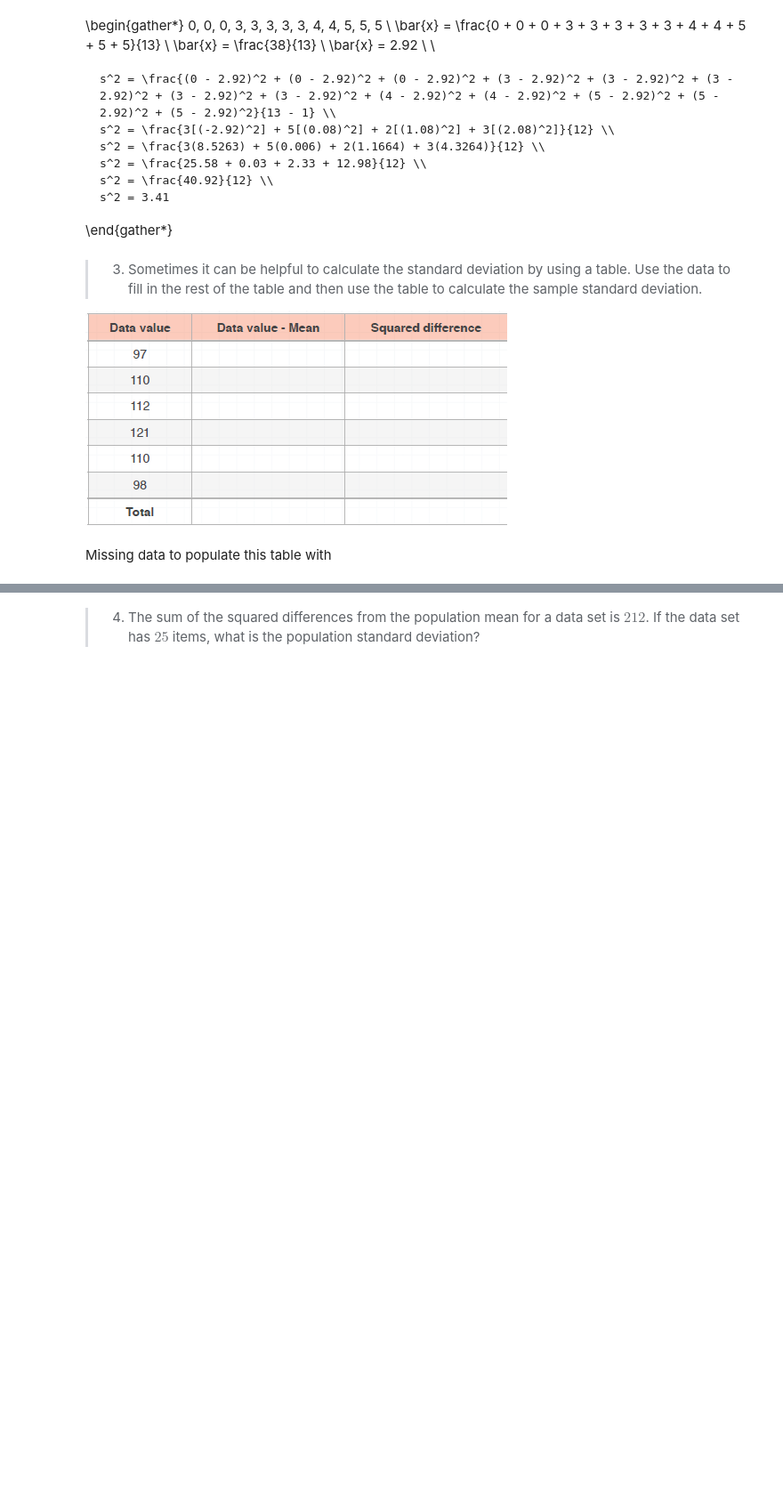
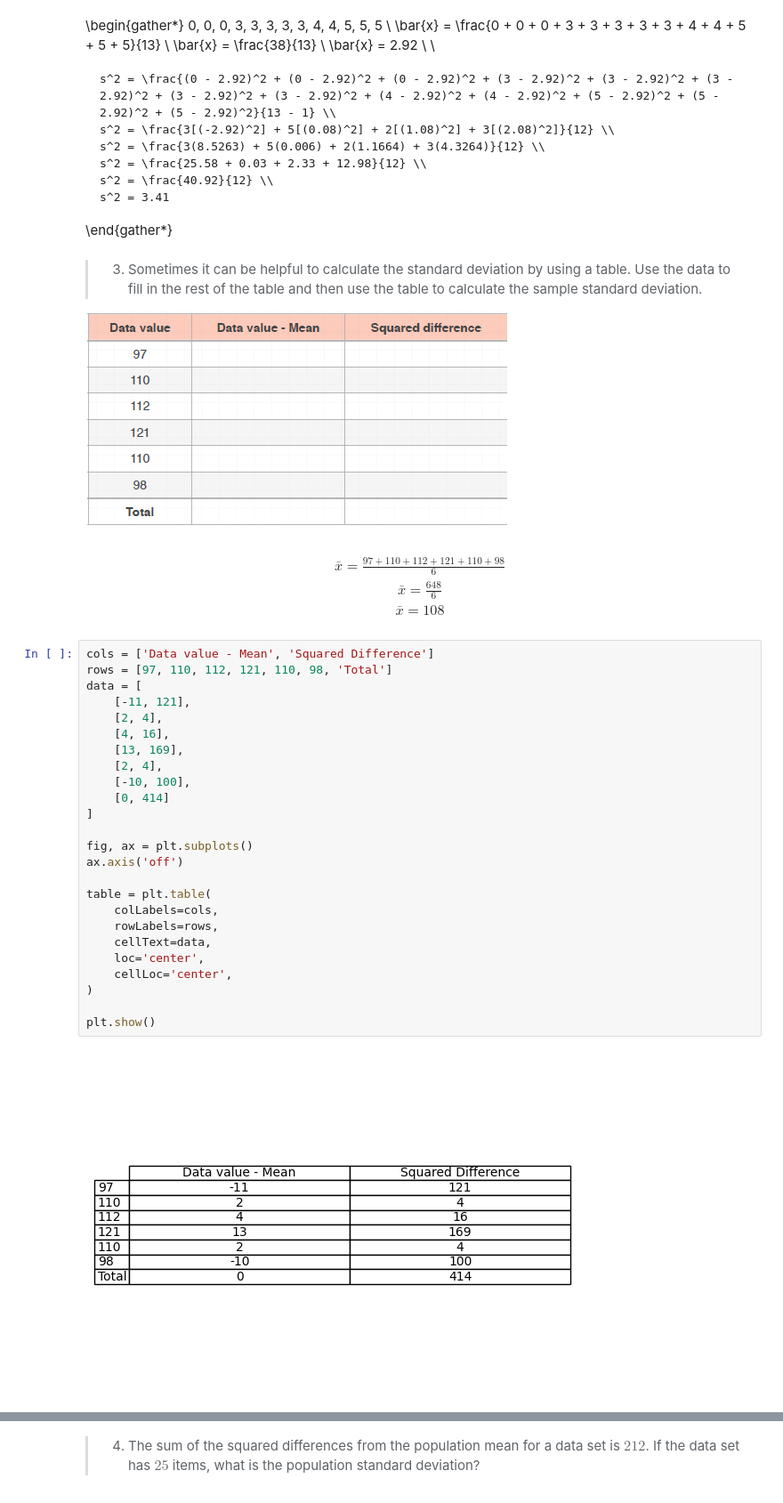
Before and after one commit to acasasis-dev/become-a-probability-n-statistics-master, a Jupyter notebook: bonus/section-04-data-distributions/exercise-01-mean-variance-n-standard-deviation.ipynb, the cells around one changed output, grey strips where cells are left out. Shown at 89% size. Saved outputs shown, nothing was run; the diff lists cells and outputs as text; blank space fills up the shorter version.

```diff
--- a/bonus/section-04-data-distributions/exercise-01-mean-variance-n-standard-deviation.ipynb
+++ b/bonus/section-04-data-distributions/exercise-01-mean-variance-n-standard-deviation.ipynb
@@ -35,5 +35,36 @@ using a table. Use the data to fill in the rest of the table and then use the
 table to calculate the sample standard deviation.
 
 ![image.png](attachment:image.png)
-# %% [markdown]
-Missing data to populate this table with
+# %% [markdown]
+\begin{gather*}
+    \bar{x} = \frac{97 + 110 + 112 + 121 + 110 + 98}{6} \\
+    \bar{x} = \frac{648}{6} \\
+    \bar{x} = 108
+\end{gather*}
+# %%
+cols = ['Data value - Mean', 'Squared Difference']
+rows = [97, 110, 112, 121, 110, 98, 'Total']
+data = [
+	[-11, 121],
+	[2, 4],
+	[4, 16],
+	[13, 169],
+	[2, 4],
+	[-10, 100],
+	[0, 414]
+]
+
+fig, ax = plt.subplots()
+ax.axis('off')
+
+table = plt.table(
+	colLabels=cols,
+	rowLabels=rows,
+	cellText=data,
+	loc='center',
+	cellLoc='center',
+)
+
+plt.show()
+# %% [output]
+[figure, added]
```
Also changed, not shown: parts of 4 cells of this notebook.
